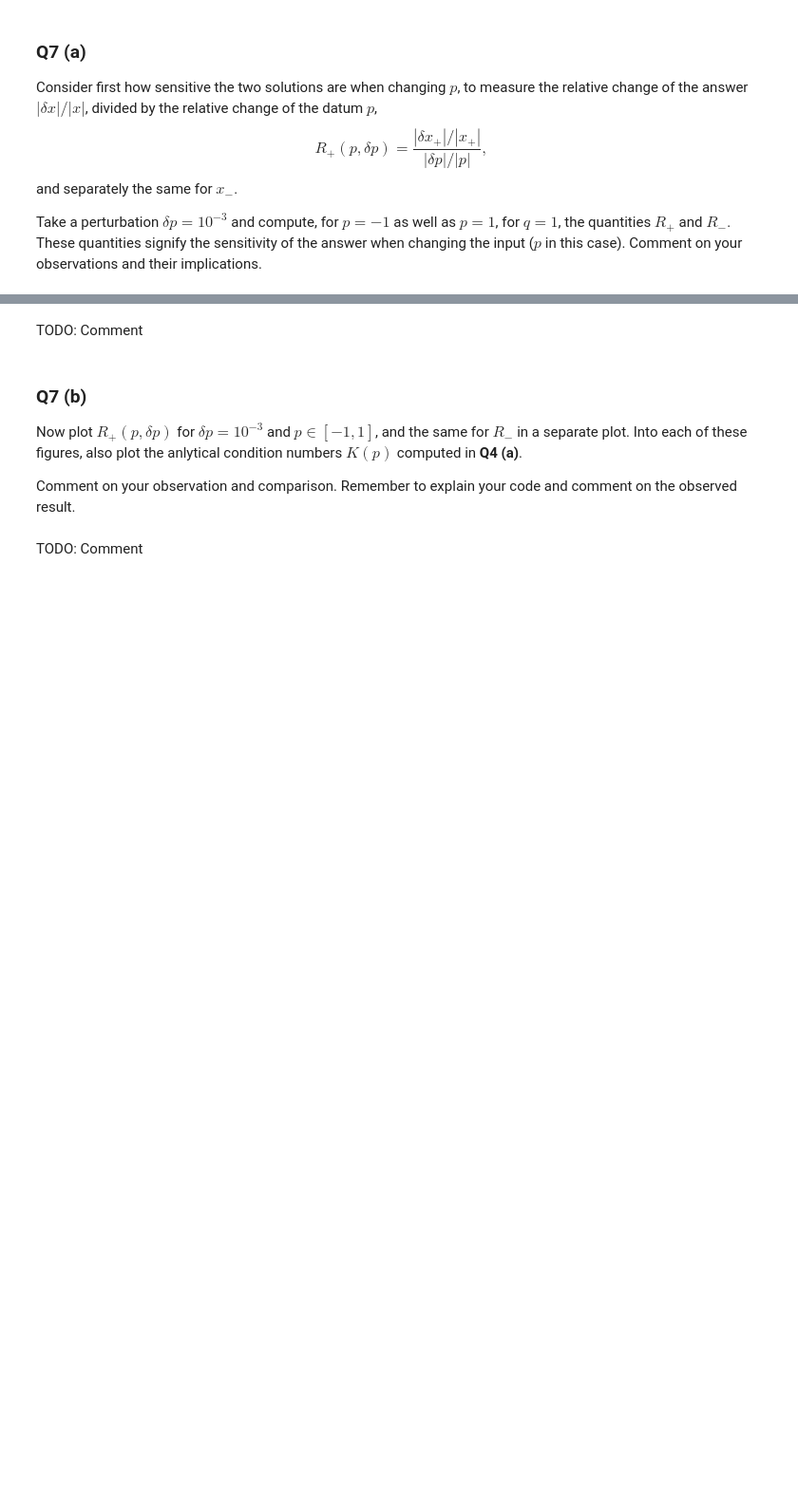
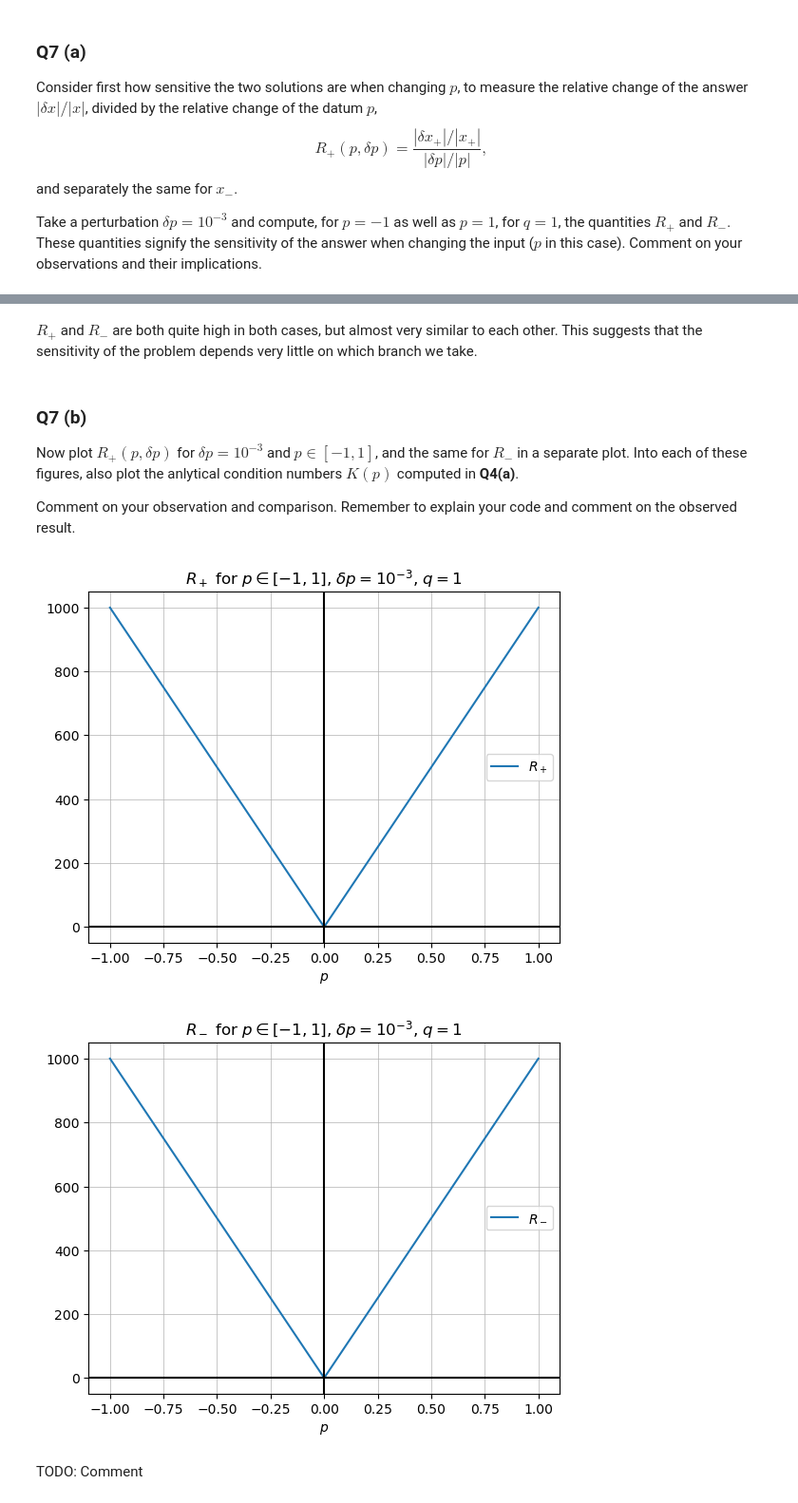
Before and after one commit to DoctorDalek1963/uni, a Jupyter notebook: second-year/MA2K4-Numerical-Methods-and-Computing/Ass-1/Dyson_Dyson_5503449_MA2K4_Assignment_1.ipynb, the cells around one changed output, grey strips where cells are left out. Shown at 95% size. Cells and saved outputs as stored; diff of their text form; code cells hidden in the pictures; blank space fills up the shorter version.

```diff
--- a/second-year/MA2K4-Numerical-Methods-and-Computing/Ass-1/Dyson_Dyson_5503449_MA2K4_Assignment_1.ipynb
+++ b/second-year/MA2K4-Numerical-Methods-and-Computing/Ass-1/Dyson_Dyson_5503449_MA2K4_Assignment_1.ipynb
@@ -25,24 +26,27 @@ def _R(p, delta_p, q, branch):
     x = branch(p, q)
     delta_x = branch(p + delta_p, q)
 
-    change_x_p = np.abs(delta_x) / np.abs(x)
+    change_x = np.abs(delta_x) / np.abs(x)
     change_p = np.abs(delta_p) / np.abs(p)
 
-    return change_x_p / change_p
+    return change_x / change_p
+
 
 def R_plus(p, delta_p, q):
     return _R(p, delta_p, q, x_plus)
 
+
 def R_minus(p, delta_p, q):
     return _R(p, delta_p, q, x_minus)
 
+
 delta_p = 10**-3
 
-print("For p=1, q=1:")
+print("For p = 1, q = 1:")
 print(f"R_+ = {R_plus(1, delta_p, 1)}")
 print(f"R_- = {R_minus(1, delta_p, 1)}\n")
 
-print("For p=-1, q=1:")
+print("For p = -1, q = 1:")
 print(f"R_+ = {R_plus(-1, delta_p, 1)}")
 print(f"R_- = {R_minus(-1, delta_p, 1)}")
 # %% [output]
@@ -54,15 +58,40 @@ For p=-1, q=1:
 R_+ = 999.2929664787437
 R_- = 1000.70753377135
 # %% [markdown]
-TODO: Comment
+$R_+$ and $R_-$ are both quite high in both cases, but almost very similar to each other. This suggests that the sensitivity of the problem depends very little on which branch we take.
 # %% [markdown]
 ### Q7 (b)
 
-Now plot $R_+(p, \delta p)$ for $\delta p = 10^{-3}$ and $p \in [-1, 1]$, and the same for $R_-$ in a separate plot. Into each of these figures, also plot the anlytical condition numbers $K(p)$ computed in **Q4 (a)**.
+Now plot $R_+(p, \delta p)$ for $\delta p = 10^{-3}$ and $p \in [-1, 1]$, and the same for $R_-$ in a separate plot. Into each of these figures, also plot the anlytical condition numbers $K(p)$ computed in **Q4(a)**.
 
 Comment on your observation and comparison. Remember to explain your code and comment on the observed result.
 # %%
-# TODO: Plot
+def plot_R(func, name) -> None:
+    p = np.linspace(-1, 1, 1000)
+    delta_p = 10**-3
+    r = func(p, delta_p, 1)
+
+    plt.plot(p, r, label=name)
+    # TODO: Plot analytical condition numbers
+
+    plt.axhline(0, color="black")
+    plt.axvline(0, color="black")
+    plt.grid(True, which='both', linestyle='-', linewidth=0.5)
+
+    plt.title(name + r" for $p \in [-1, 1]$, $\delta p = 10^{-3}$, $q=1$")
+    plt.xlabel("$p$")
+    plt.legend()
+
+    plt.show()
+    plt.clf()
+    plt.close()
+
+
+plot_R(R_plus, "$R_+$")
+plot_R(R_minus, "$R_-$")
+# %% [output]
+[figure, added]
+[figure, added]
 # %% [markdown]
 TODO: Comment
 # %% [markdown]
```
Also changed, not shown: parts of 5 cells of this notebook.
